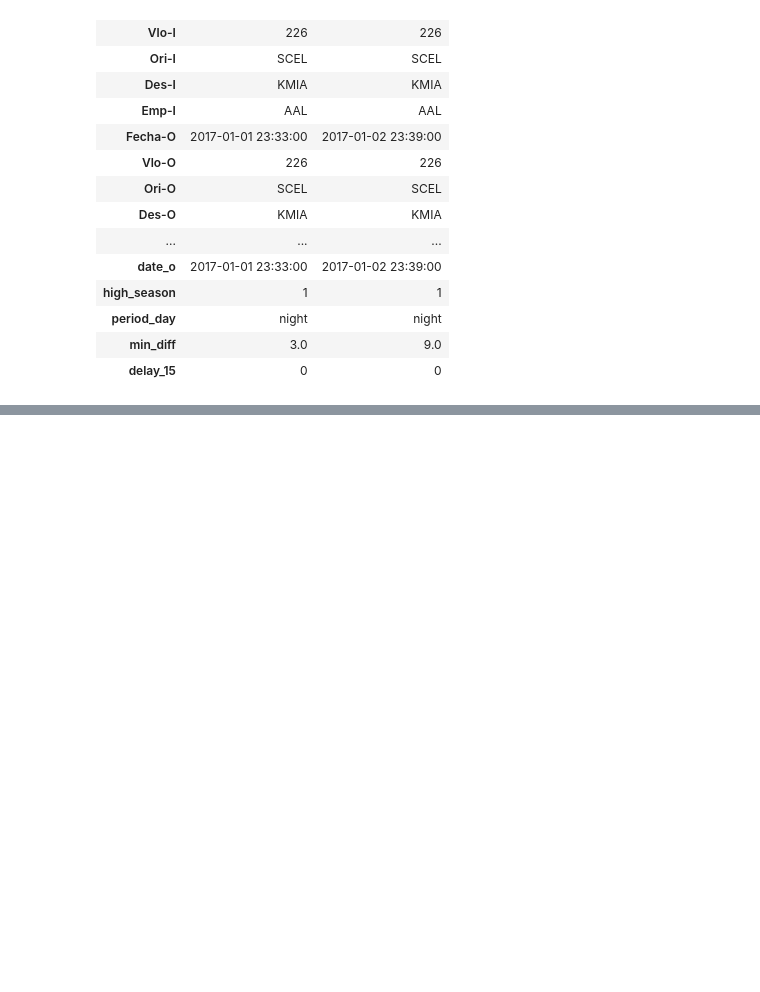
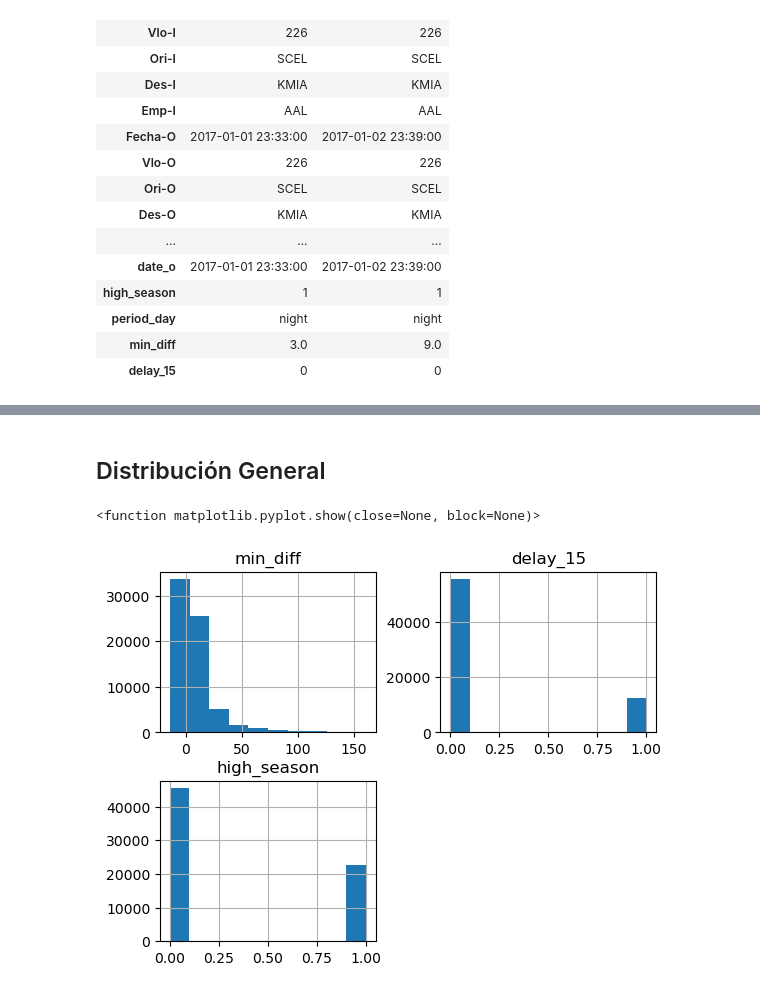
Before and after one commit to rolftb/Challenge-Data-Scientist-Rolf-Traeger, a Jupyter notebook: Transformacion.ipynb, the cells around one changed output, grey strips where cells are left out. Cells and saved outputs as stored; diff of their text form; code cells hidden in the pictures; blank space fills up the shorter version.

```diff
--- a/Transformacion.ipynb
+++ b/Transformacion.ipynb
@@ -224,0 +265,23 @@ df_total.head(2).T
+# %%
+try: # Extrae la data completa para todo el ejercicio
+    data_scl = exp_lib.extract_csv("data","data_total",',')
+except:
+    try: #Modifica desde el csv synthetic_features
+        df_total = exp_lib.extract_csv("data","synthetic_features",',')
+        print("Extract complete : synthetic_features")
+        df_total["date_i"] = df_total["date_i"].apply(exp_lib.convert_to_date)
+        df_total["date_o"] = df_total["date_o"].apply(exp_lib.convert_to_date)
+        df_total["mes_name"]=df_total.MES.astype("int16").apply(dic_med.int_to_name)
+        exp_lib.columns_cast(df_total,['DIA', 'MES', 'AÑO',"high_season", 'min_diff', 'delay_15'],"float16")
+        # data_scl = transformacion_final(df_total)
+    except: # Modifica desde el origen
+        print("La tabla no ha sido creada aún")
+        df_origen = exp_lib.extract_csv("data","dataset_SCL",',')
+        df_total = df_origen.reset_index()
+        df_total=df_total.rename(columns= {'index':"id_vuelo"})
+        df_total = exp_lib.additional_columns(df_total)
+        df_total.to_csv('data/synthetic_features.csv',index=False,sep=",")
+        df_total.head(2).T
+        # data_scl = transformacion_final(df_total)
+
+df_total.head(2)
@@ -224,0 +297,9 @@ df_total.head(2).T
+# %% [markdown]
+## Distribución General
+# %%
+df_total[['min_diff',"delay_15","high_season"]].hist()
+plt.title("Histograma de min_diff y delay_15")
+plt.show
+# %% [output]
+<function matplotlib.pyplot.show(close=None, block=None)>
+[figure, added]
```
Also changed, not shown: parts of 20 cells of this notebook, 1 other file.
